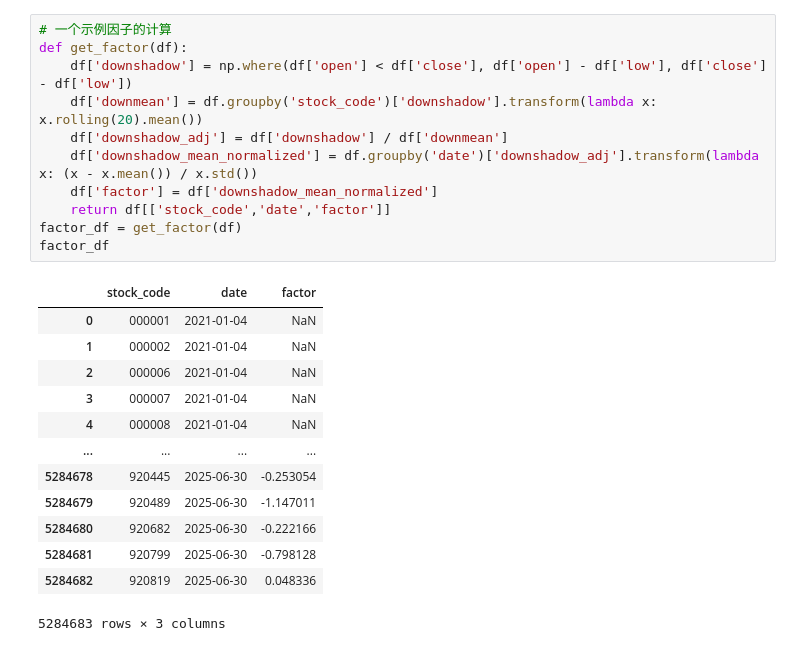
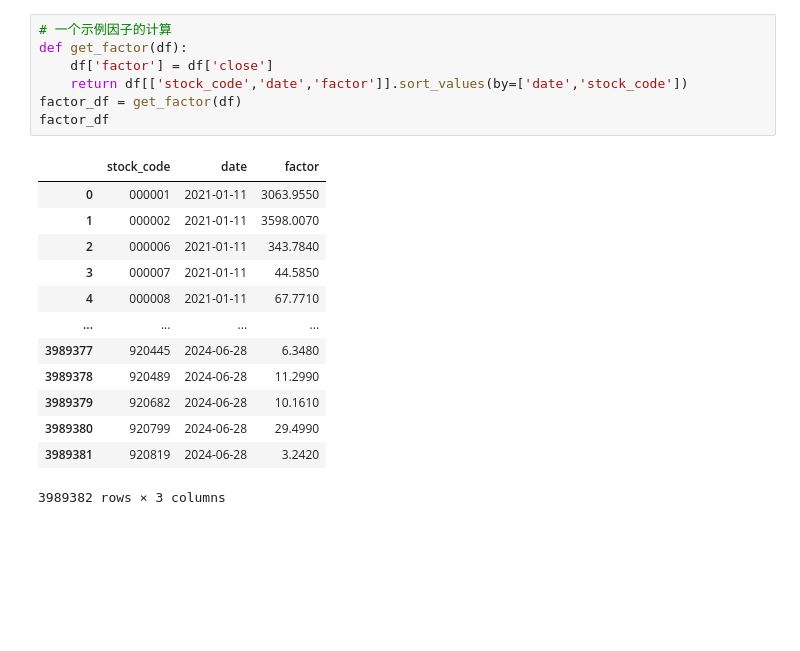
Before and after one commit to xdedmyao/Factor-Analysis, a Jupyter notebook: generate_factor.ipynb, the cells around one changed output. Drawn from its saved outputs; the diff is of its cells as text; blank space fills up the shorter version.

```diff
--- a/generate_factor.ipynb
+++ b/generate_factor.ipynb
@@ -28,26 +25,22 @@ df
-# %%
-# 一个示例因子的计算
-def get_factor(df):
-    df['downshadow'] = np.where(df['open'] < df['close'], df['open'] - df['low'], df['close'] - df['low'])
-    df['downmean'] = df.groupby('stock_code')['downshadow'].transform(lambda x: x.rolling(20).mean())
-    df['downshadow_adj'] = df['downshadow'] / df['downmean']
-    df['downshadow_mean_normalized'] = df.groupby('date')['downshadow_adj'].transform(lambda x: (x - x.mean()) / x.std())
-    df['factor'] = df['downshadow_mean_normalized']
-    return df[['stock_code','date','factor']]
-factor_df = get_factor(df)
-factor_df
-# %% [output]
-|  | stock_code | date | factor |
-| 0 | 000001 | 2021-01-04 | NaN |
-| 1 | 000002 | 2021-01-04 | NaN |
-| 2 | 000006 | 2021-01-04 | NaN |
-| 3 | 000007 | 2021-01-04 | NaN |
-| 4 | 000008 | 2021-01-04 | NaN |
-| ... | ... | ... | ... |
-| 5284678 | 920445 | 2025-06-30 | -0.253054 |
-| 5284679 | 920489 | 2025-06-30 | -1.147011 |
-| 5284680 | 920682 | 2025-06-30 | -0.222166 |
-| 5284681 | 920799 | 2025-06-30 | -0.798128 |
-| 5284682 | 920819 | 2025-06-30 | 0.048336 |
-5284683 rows × 3 columns
+# %%
+# 一个示例因子的计算
+def get_factor(df):
+    df['factor'] = df['close']
+    return df[['stock_code','date','factor']].sort_values(by=['date','stock_code'])
+factor_df = get_factor(df)
+factor_df
+# %% [output]
+|  | stock_code | date | factor |
+| 0 | 000001 | 2021-01-11 | 3063.9550 |
+| 1 | 000002 | 2021-01-11 | 3598.0070 |
+| 2 | 000006 | 2021-01-11 | 343.7840 |
+| 3 | 000007 | 2021-01-11 | 44.5850 |
+| 4 | 000008 | 2021-01-11 | 67.7710 |
+| ... | ... | ... | ... |
+| 3989377 | 920445 | 2024-06-28 | 6.3480 |
+| 3989378 | 920489 | 2024-06-28 | 11.2990 |
+| 3989379 | 920682 | 2024-06-28 | 10.1610 |
+| 3989380 | 920799 | 2024-06-28 | 29.4990 |
+| 3989381 | 920819 | 2024-06-28 | 3.2420 |
+3989382 rows × 3 columns
 # %% [markdown]
```
Also changed, not shown: parts of 8 cells of this notebook, 20 other files.
